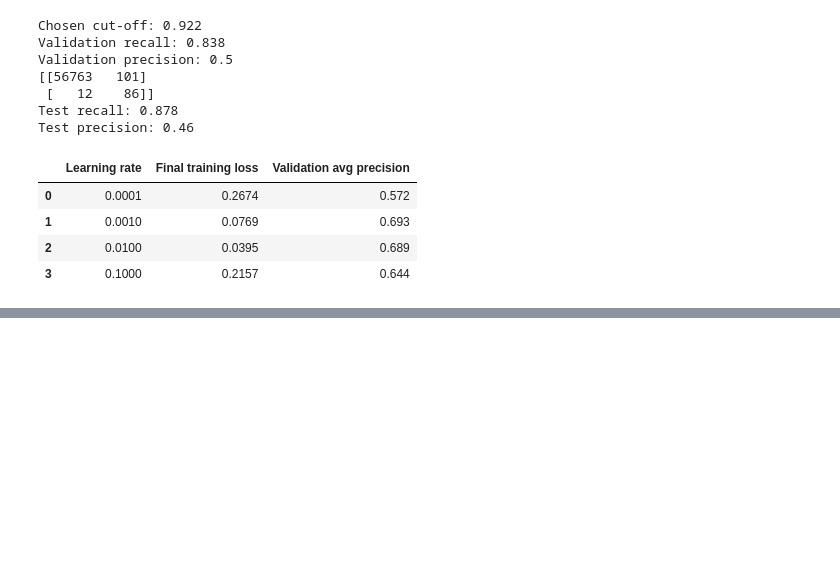
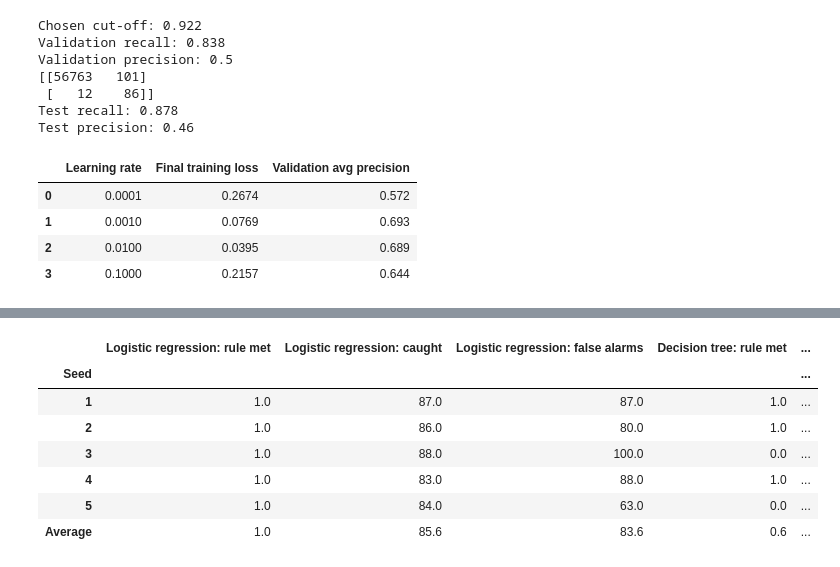
Before and after one commit to james-mawuena/credit-card-fraud-detection, a Jupyter notebook: credit_card_fraud_detection.ipynb, the cells around one changed output, grey strips where cells are left out. Cells and saved outputs as stored; diff of their text form; code cells hidden in the pictures; blank space fills up the shorter version.

```diff
--- a/credit_card_fraud_detection.ipynb
+++ b/credit_card_fraud_detection.ipynb
@@ -296,0 +465,52 @@ pd.DataFrame(results)
+# %%
+def run_once(seed):
+    X_all = df.drop(columns="Class")
+    y_all = df["Class"]
+
+    X_tr, X_te, y_tr, y_te = train_test_split(
+        X_all, y_all, test_size=0.2, random_state=seed, stratify=y_all)
+    X_f, X_v, y_f, y_v = train_test_split(
+        X_tr, y_tr, test_size=0.25, random_state=seed, stratify=y_tr)
+
+    X_f, X_v, X_te = X_f.copy(), X_v.copy(), X_te.copy()
+    sc = StandardScaler().fit(X_f[["Amount"]])
+    for part in (X_f, X_v, X_te):
+        part["Amount"] = sc.transform(part[["Amount"]])
+
+    models = {
+        "Logistic regression": LogisticRegression(max_iter=1000),
+        "Decision tree": DecisionTreeClassifier(
+            max_depth=6, class_weight="balanced", random_state=42),
+    }
+    out = {"Seed": seed}
+    for name, m in models.items():
+        m.fit(X_f, y_f)
+        precision, recall, cutoffs = precision_recall_curve(
+            y_v, m.predict_proba(X_v)[:, 1])
+        precision, recall = precision[:-1], recall[:-1]
+        ok = np.where(precision >= 0.5)[0]
+        if len(ok) > 0:
+            best = ok[np.argmax(recall[ok])]
+        else:
+            f1 = 2 * precision * recall / (precision + recall + 1e-12)
+            best = np.argmax(f1)
+        cut = cutoffs[best]
+        out[name + ": rule met"] = len(ok) > 0
+        pred = (m.predict_proba(X_te)[:, 1] >= cut).astype(int)
+        tn, fp, fn, tp = confusion_matrix(y_te, pred).ravel()
+        out[name + ": caught"] = tp
+        out[name + ": false alarms"] = fp
+    return out
+
+repeat = pd.DataFrame([run_once(s) for s in [1, 2, 3, 4, 5]]).set_index("Seed")
+repeat.loc["Average"] = repeat.astype(float).mean().round(2)
+repeat
+# %% [output]
+|  | Logistic regression: rule met | Logistic regression: caught | Logistic regression: false alarms | Decision tree: rule met | ... |
+| Seed |  |  |  |  | ... |
+| 1 | 1.0 | 87.0 | 87.0 | 1.0 | ... |
+| 2 | 1.0 | 86.0 | 80.0 | 1.0 | ... |
+| 3 | 1.0 | 88.0 | 100.0 | 0.0 | ... |
+| 4 | 1.0 | 83.0 | 88.0 | 1.0 | ... |
+| 5 | 1.0 | 84.0 | 63.0 | 0.0 | ... |
+| Average | 1.0 | 85.6 | 83.6 | 0.6 | ... |
```
Also changed, not shown: parts of 7 cells of this notebook.
